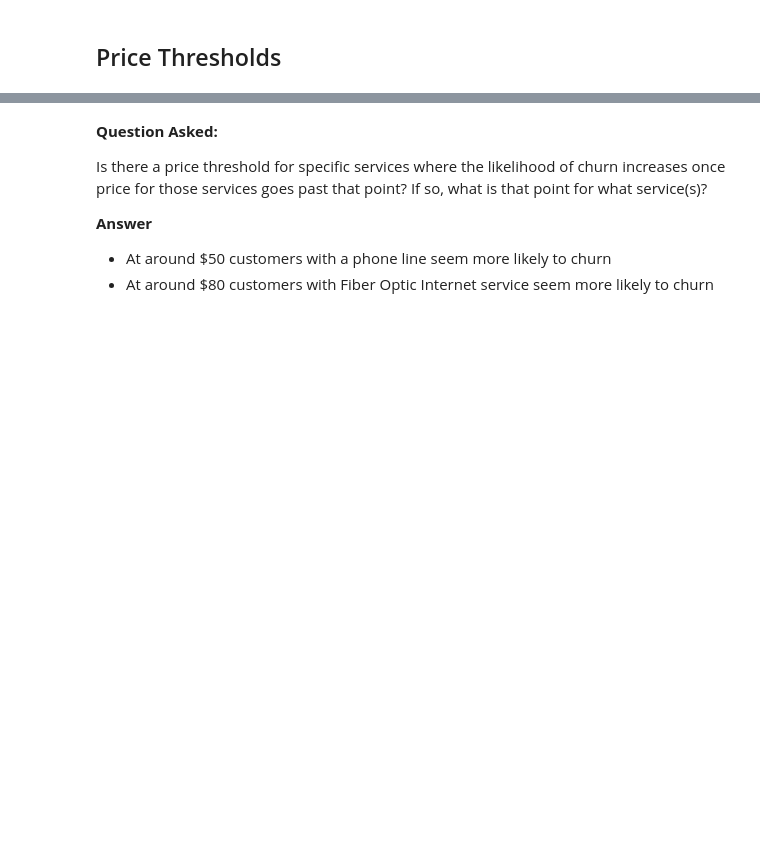
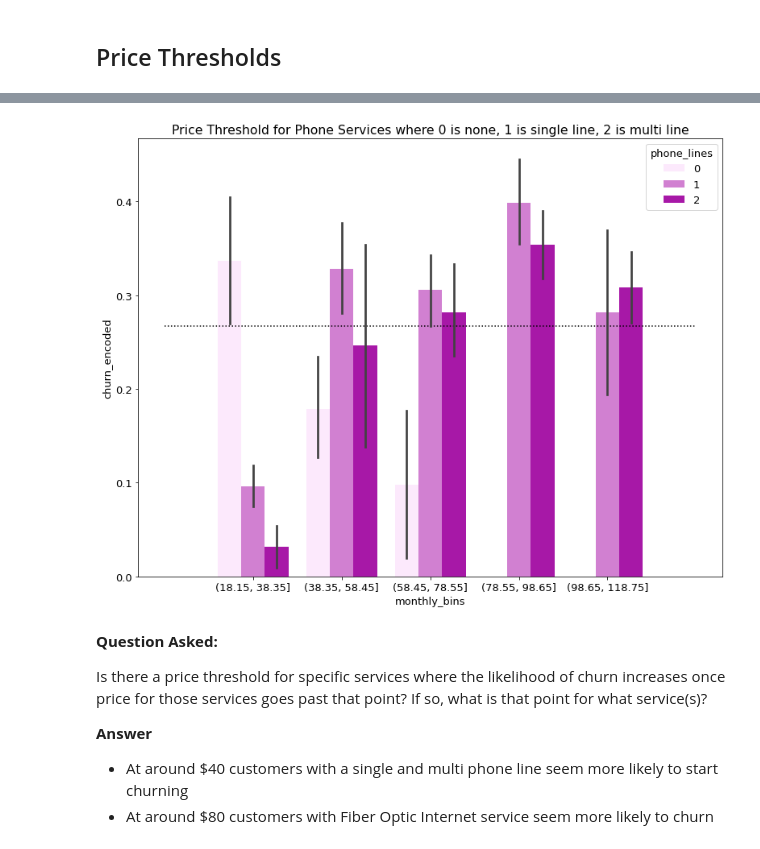
Before and after one commit to Churning-Up-the-Heat/classification-project, a Jupyter notebook: customers_churning_final.ipynb, the cells around one changed output, grey strips where cells are left out. Drawn from its saved outputs; the diff is of its cells as text; code cells hidden in the pictures; blank space fills up the shorter version.

```diff
--- a/customers_churning_final.ipynb
+++ b/customers_churning_final.ipynb
@@ -381,5 +594,7 @@ explore.price_threshold_internet_services(train)
 # %%
-explore.price_threshold_phone_service(train)
+explore.price_threshold_phone_lines(train)
+# %% [output]
+[figure, added]
 # %% [markdown]
 **Question Asked:**
 
@@ -387,5 +602,5 @@ Is there a price threshold for specific services where the likelihood of churn i
 
 **Answer**
 
-- At around \$50 customers with a phone line seem more likely to churn
+- At around \$40 customers with a single and multi phone line seem more likely to start churning
 - At around $80 customers with Fiber Optic Internet service seem more likely to churn
```
Also changed, not shown: parts of 59 cells of this notebook.
